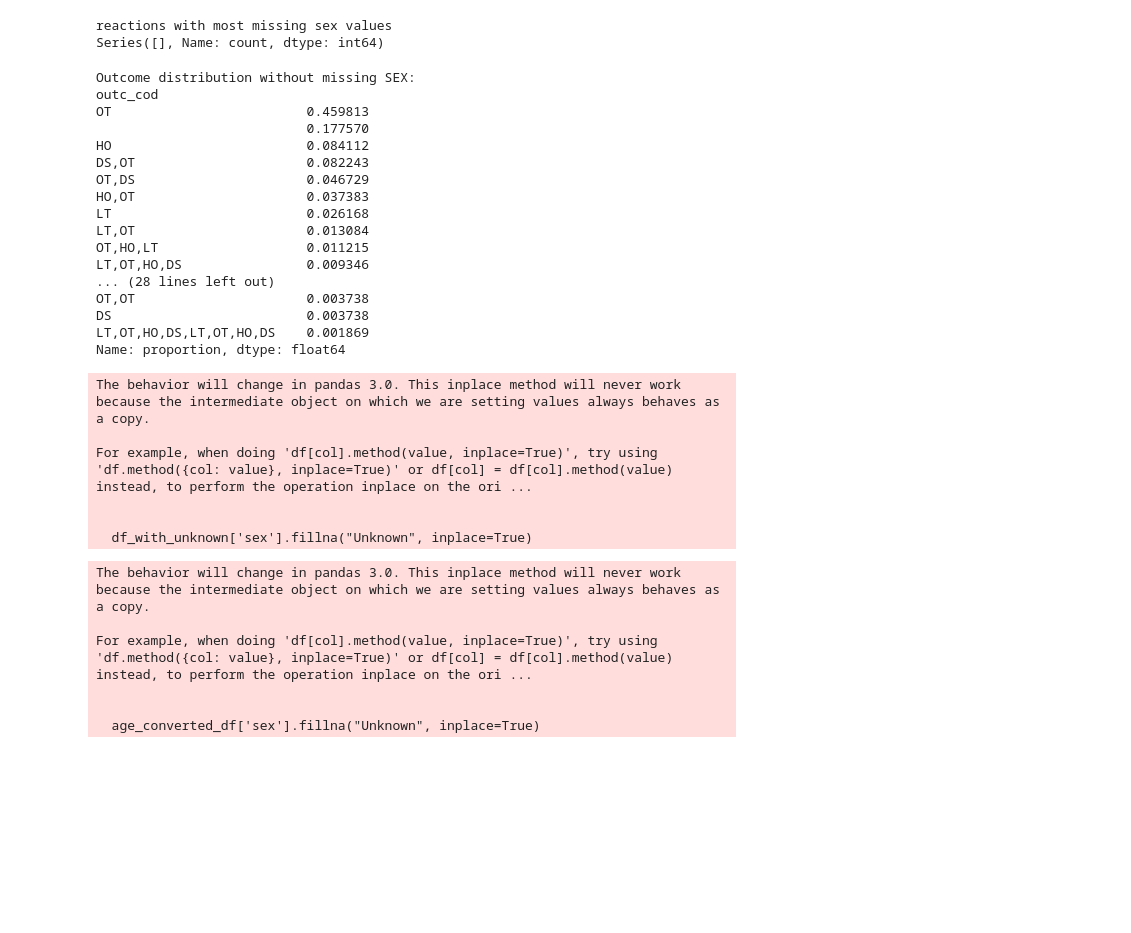
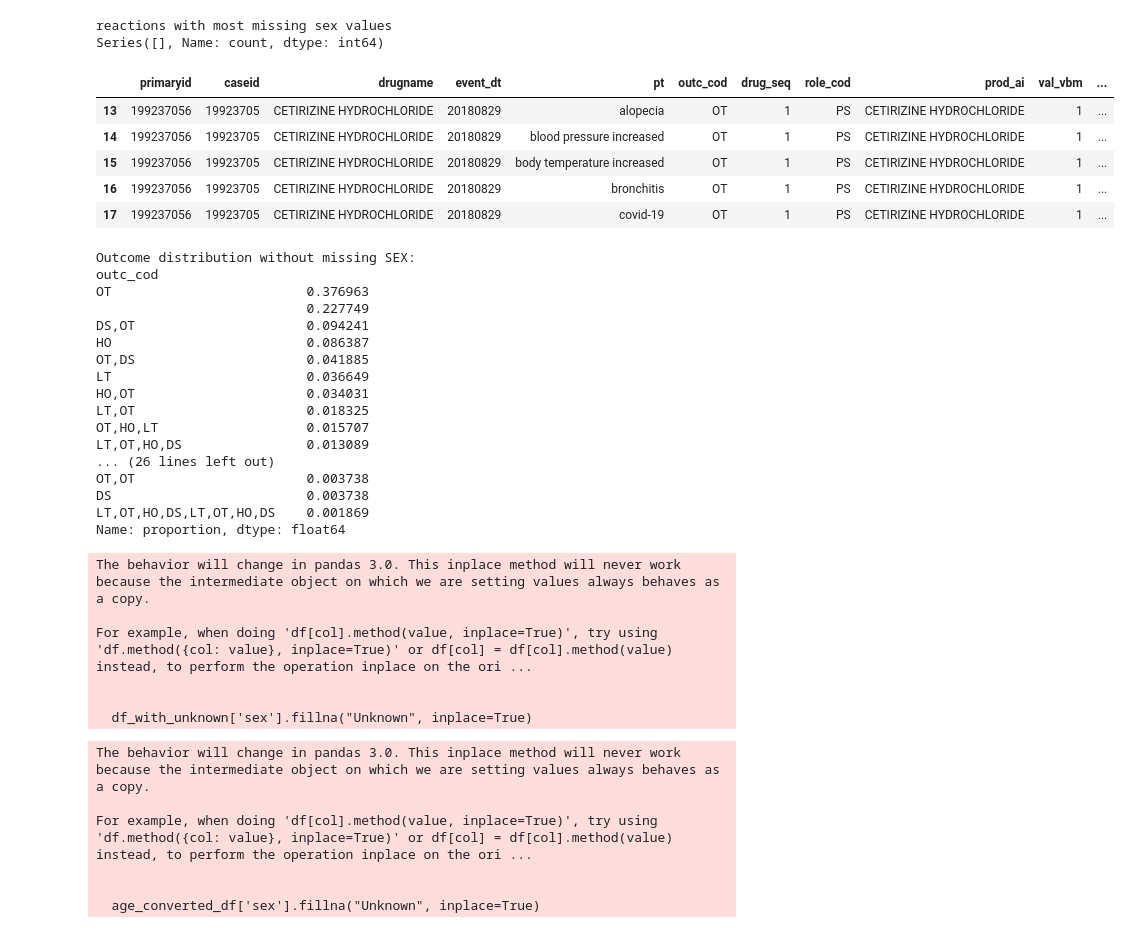
Before and after one commit to UMallikUOA/final_research, a Jupyter notebook: research_project.ipynb, the cells around one changed output. Cells and saved outputs as stored; diff of their text form; code cells hidden in the pictures; blank space fills up the shorter version.

```diff
--- a/research_project.ipynb
+++ b/research_project.ipynb
@@ -532,8 +591,17 @@ print(age_converted_df[age_converted_df['sex'].isna()]['pt'].value_counts().head
 # %% [output]
 reactions with most missing sex values
 Series([], Name: count, dtype: int64)
+# %%
+age_converted_df[age_converted_df['sex']=='nan'].head(5)
+# %% [output]
+|  | primaryid | caseid | drugname | event_dt | pt | outc_cod | drug_seq | role_cod | prod_ai | val_vbm | ... |
+| 13 | 199237056 | 19923705 | CETIRIZINE HYDROCHLORIDE | 20180829 | alopecia | OT | 1 | PS | CETIRIZINE HYDROCHLORIDE | 1 | ... |
+| 14 | 199237056 | 19923705 | CETIRIZINE HYDROCHLORIDE | 20180829 | blood pressure increased | OT | 1 | PS | CETIRIZINE HYDROCHLORIDE | 1 | ... |
+| 15 | 199237056 | 19923705 | CETIRIZINE HYDROCHLORIDE | 20180829 | body temperature increased | OT | 1 | PS | CETIRIZINE HYDROCHLORIDE | 1 | ... |
+| 16 | 199237056 | 19923705 | CETIRIZINE HYDROCHLORIDE | 20180829 | bronchitis | OT | 1 | PS | CETIRIZINE HYDROCHLORIDE | 1 | ... |
+| 17 | 199237056 | 19923705 | CETIRIZINE HYDROCHLORIDE | 20180829 | covid-19 | OT | 1 | PS | CETIRIZINE HYDROCHLORIDE | 1 | ... |
 # %%
-df_with_sex = age_converted_df.dropna(subset=['sex'])  # Remove missing SEX
+df_with_sex = age_converted_df[age_converted_df['sex']!='nan']  # Remove missing SEX
 df_with_unknown = age_converted_df.copy()
 df_with_unknown['sex'].fillna("Unknown", inplace=True)
 
@@ -546,17 +614,17 @@ print(df_with_unknown['outc_cod'].value_counts(normalize=True))
 # %% [output]
 Outcome distribution without missing SEX:
 outc_cod
-OT                         0.459813
-                           0.177570
-HO                         0.084112
-DS,OT                      0.082243
-OT,DS                      0.046729
-HO,OT                      0.037383
-LT                         0.026168
-LT,OT                      0.013084
-OT,HO,LT                   0.011215
-LT,OT,HO,DS                0.009346
-... (28 lines left out)
+OT                         0.376963
+                           0.227749
+DS,OT                      0.094241
+HO                         0.086387
+OT,DS                      0.041885
+LT                         0.036649
+HO,OT                      0.034031
+LT,OT                      0.018325
+OT,HO,LT                   0.015707
+LT,OT,HO,DS                0.013089
+... (26 lines left out)
 OT,OT                      0.003738
 DS                         0.003738
 LT,OT,HO,DS,LT,OT,HO,DS    0.001869
```
Also changed, not shown: parts of 14 cells of this notebook, 2 other files.
